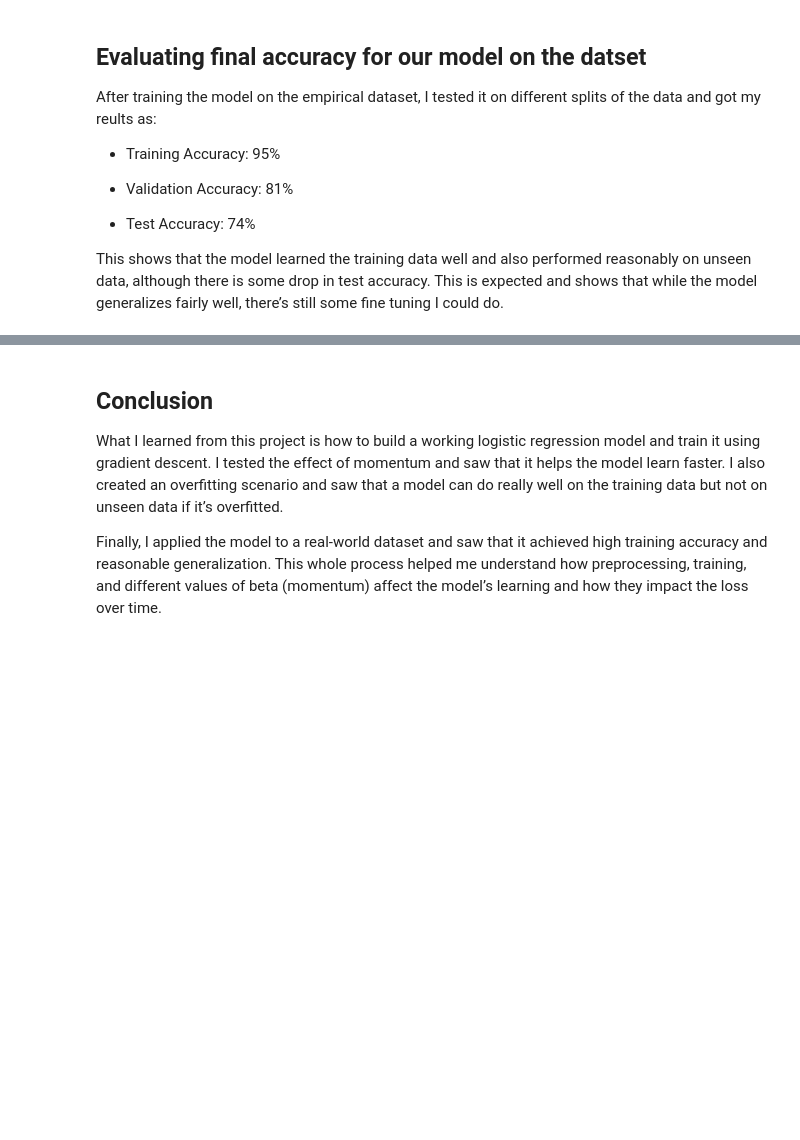
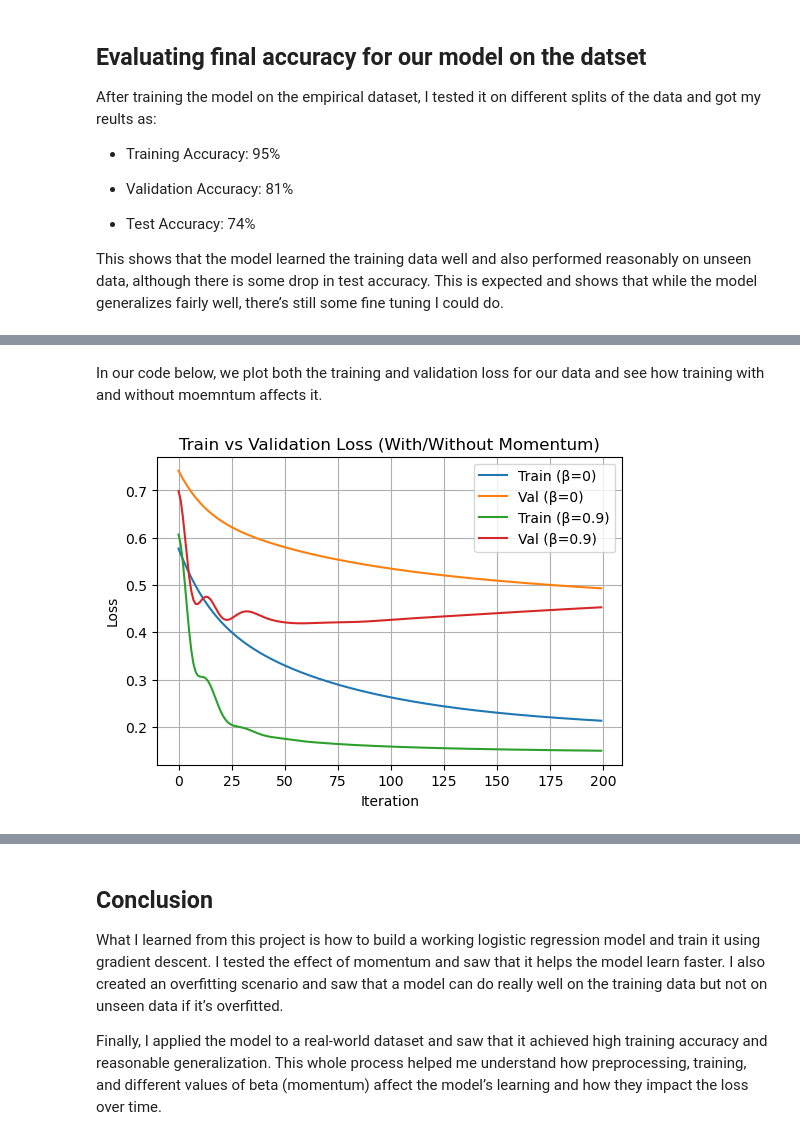
Before and after one commit to Pbabu-Github/ML-Projects, a Jupyter notebook: posts/implementing logistic regression/index.ipynb, the cells around one changed output, grey strips where cells are left out. Saved outputs shown, nothing was run; the diff lists cells and outputs as text; code cells hidden in the pictures; blank space fills up the shorter version.

```diff
--- a/posts/implementing logistic regression/index.ipynb
+++ b/posts/implementing logistic regression/index.ipynb
@@ -314 +319,48 @@ Validation Accuracy: 0.81
 Test Accuracy: 0.74
+# %% [markdown]
+In our code below, we plot both the training and validation loss for our data and see how training with and without moemntum affects it.
+# %%
+# using our Preprocessed full data first
+X_processed = preprocessor.fit_transform(X_raw)
+X_processed = np.concatenate([X_processed, np.ones((X_processed.shape[0], 1))], axis=1)
+
+# Then convering it to a tensor
+X_tensor = torch.tensor(X_processed, dtype=torch.float32)
+y_tensor = torch.tensor(y, dtype=torch.float32)
+
+#splitting it
+X_train, X_temp, y_train, y_temp = train_test_split(X_tensor, y_tensor, test_size=0.4, random_state=42)
+X_val, X_test, y_val, y_test = train_test_split(X_temp, y_temp, test_size=0.5, random_state=42)
+
+def train_with_val(X_train, y_train, X_val, y_val, alpha=0.1, beta=0.0, steps=200):
+    model = LogisticRegression()
+    optimizer = GradientDescentOptimizer(model)
+    train_losses = []
+    val_losses = []
+
+    for _ in range(steps):
+        train_loss = model.loss(X_train, y_train)
+        val_loss = model.loss(X_val, y_val)
+        train_losses.append(train_loss.item())
+        val_losses.append(val_loss.item())
+        optimizer.step(X_train, y_train, alpha=alpha, beta=beta)
+
+    return model, train_losses, val_losses
+
+# training models
+model_van, train_loss_van, val_loss_van = train_with_val(X_train, y_train, X_val, y_val, beta=0.0)
+model_mom, train_loss_mom, val_loss_mom = train_with_val(X_train, y_train, X_val, y_val, beta=0.9)
+# Plotting the training and validation loss
+plt.figure(figsize=(6, 4))
+plt.plot(train_loss_van, label="Train (β=0)")
+plt.plot(val_loss_van, label="Val (β=0)")
+plt.plot(train_loss_mom, label="Train (β=0.9)")
+plt.plot(val_loss_mom, label="Val (β=0.9)")
+plt.xlabel("Iteration")
+plt.ylabel("Loss")
+plt.title("Train vs Validation Loss (With/Without Momentum)")
+plt.legend()
+plt.grid(True)
+plt.show()
+# %% [output]
+[figure, added]
```
Also changed, not shown: parts of 18 cells of this notebook, 9 other files.
